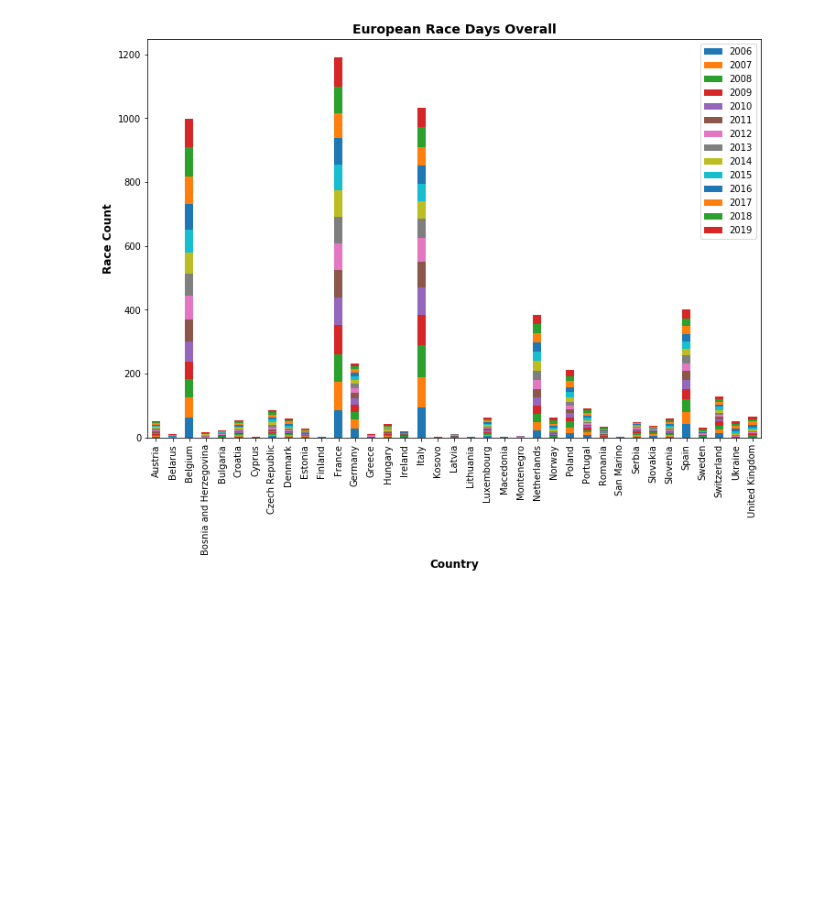
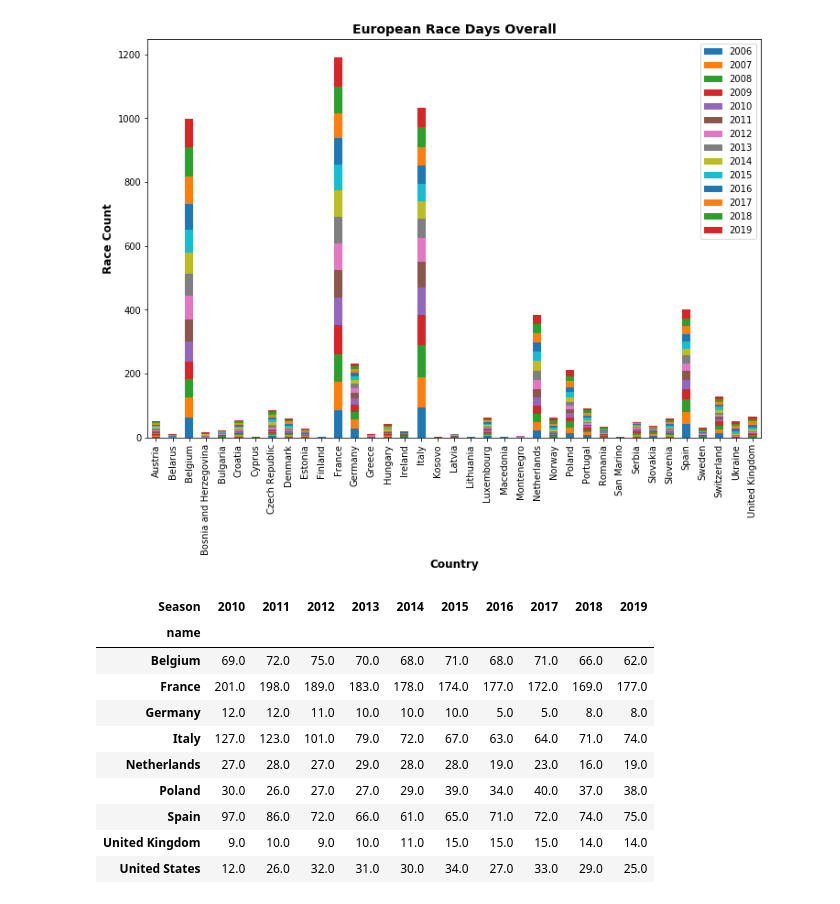
Before and after one commit to lweislo/cycling-project, a Jupyter notebook: UCI_Races_Analysis.ipynb, the cells around one changed output. Cells and saved outputs as stored; diff of their text form; code cells hidden in the pictures; blank space fills up the shorter version.

```diff
--- a/UCI_Races_Analysis.ipynb
+++ b/UCI_Races_Analysis.ipynb
@@ -105,10 +121,22 @@ stackedbar(cc_days,'Country','Race Count','European Race Days Overall','European
 [figure]
 # %%
 top7 = ['Belgium','France','Italy','Netherlands','Spain','Poland','Germany','United Kingdom','United States']
-# top7rc = df.loc[df['name'].isin(top7)]
-# me.loc[me['name']==]
-# men_t = men_races.groupby(['name','Season'])['Race_Days'].sum().unstack('Season',fill_value=0)
-# men_races
+top7rc = df.loc[df['name'].isin(top7)]
+men_races = top7rc.loc[top7rc['Category']=='ME']
+men_races = men_races.groupby(['name','Season'])['Race_Days'].sum().unstack('Season',fill_value=0)
+men_races
+# %% [output]
+| Season | 2010 | 2011 | 2012 | 2013 | 2014 | 2015 | 2016 | 2017 | 2018 | 2019 |
+| name |  |  |  |  |  |  |  |  |  |  |
+| Belgium | 69.0 | 72.0 | 75.0 | 70.0 | 68.0 | 71.0 | 68.0 | 71.0 | 66.0 | 62.0 |
+| France | 201.0 | 198.0 | 189.0 | 183.0 | 178.0 | 174.0 | 177.0 | 172.0 | 169.0 | 177.0 |
+| Germany | 12.0 | 12.0 | 11.0 | 10.0 | 10.0 | 10.0 | 5.0 | 5.0 | 8.0 | 8.0 |
+| Italy | 127.0 | 123.0 | 101.0 | 79.0 | 72.0 | 67.0 | 63.0 | 64.0 | 71.0 | 74.0 |
+| Netherlands | 27.0 | 28.0 | 27.0 | 29.0 | 28.0 | 28.0 | 19.0 | 23.0 | 16.0 | 19.0 |
+| Poland | 30.0 | 26.0 | 27.0 | 27.0 | 29.0 | 39.0 | 34.0 | 40.0 | 37.0 | 38.0 |
+| Spain | 97.0 | 86.0 | 72.0 | 66.0 | 61.0 | 65.0 | 71.0 | 72.0 | 74.0 | 75.0 |
+| United Kingdom | 9.0 | 10.0 | 9.0 | 10.0 | 11.0 | 15.0 | 15.0 | 15.0 | 14.0 | 14.0 |
+| United States | 12.0 | 26.0 | 32.0 | 31.0 | 30.0 | 34.0 | 27.0 | 33.0 | 29.0 | 25.0 |
 # %%
 try:
     for item in top7:
```
Also changed, not shown: parts of 12 cells of this notebook, 32 other files.
